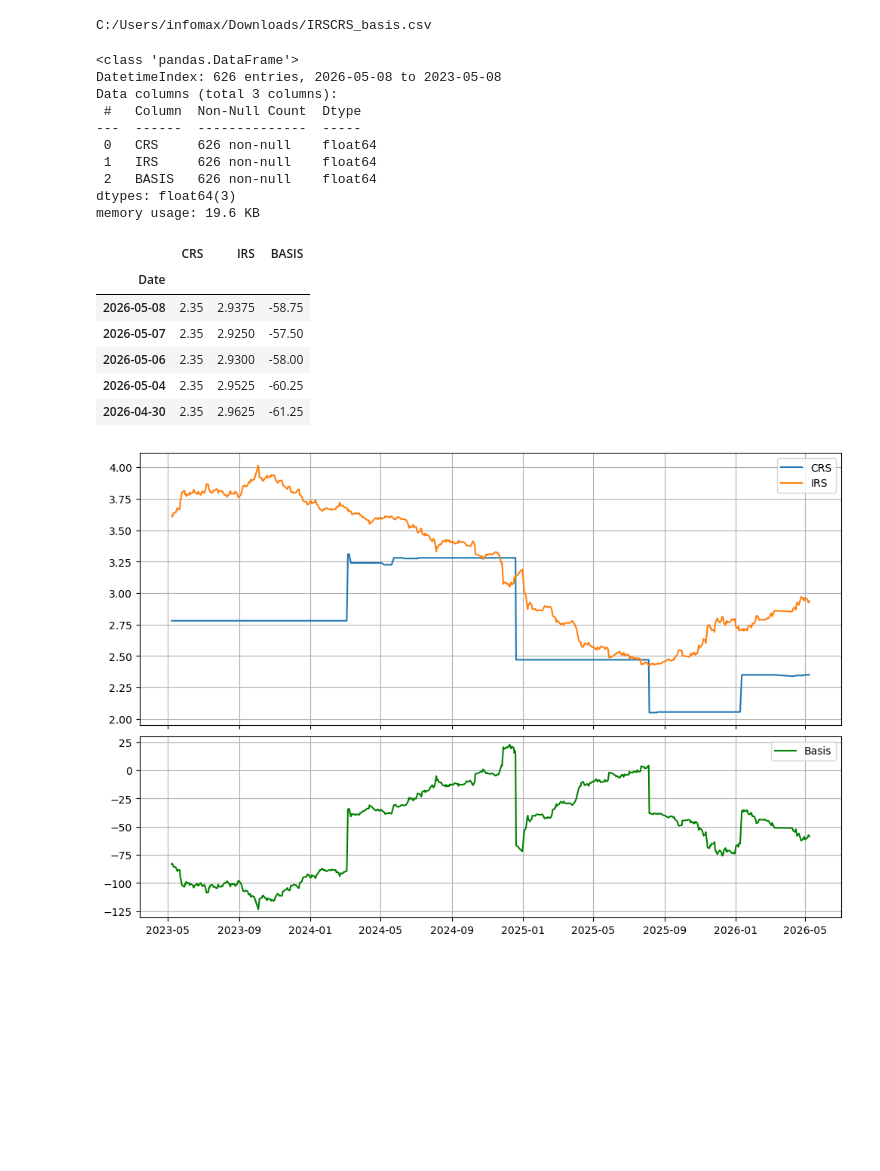
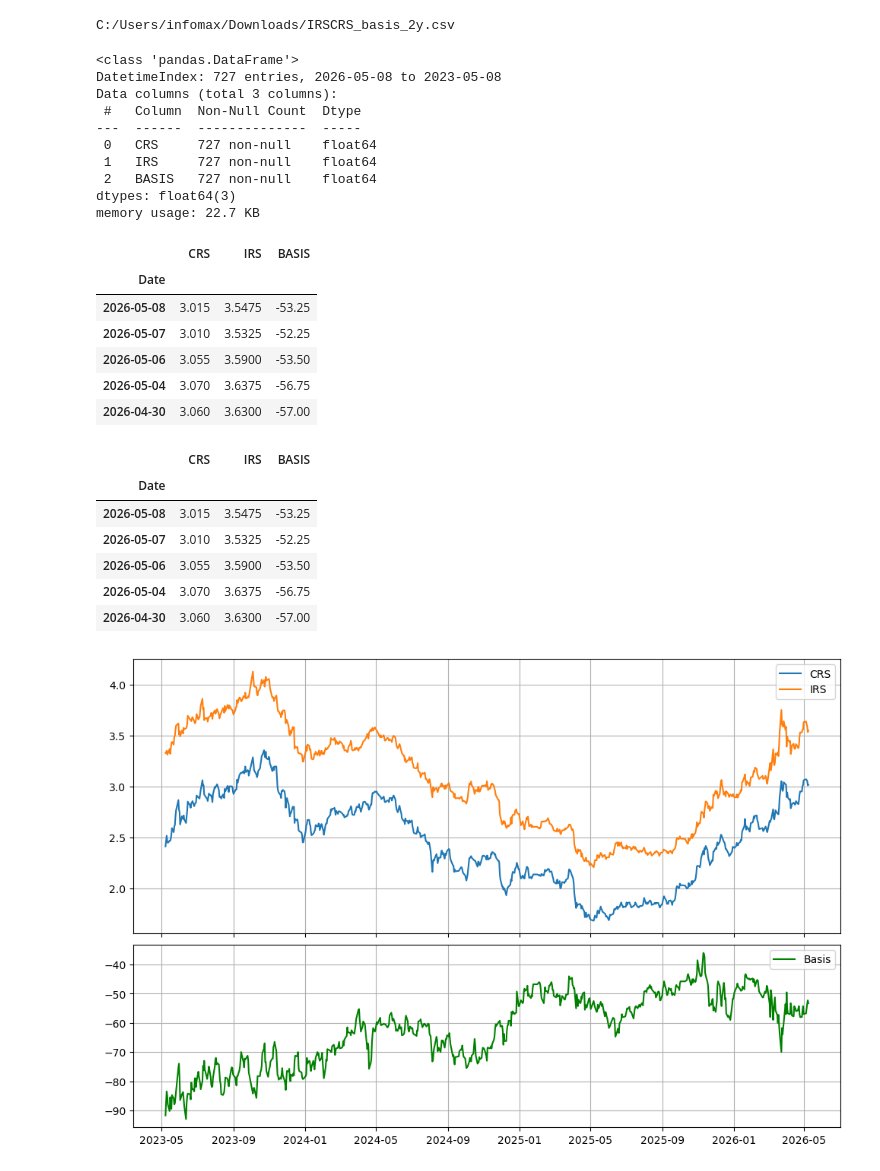
Before and after one commit to dkunyoon/dashboard, a Jupyter notebook: basis_analysis.ipynb, the cells around one changed output. Cells and saved outputs as stored; diff of their text form; code cells hidden in the pictures; blank space fills up the shorter version.

```diff
--- a/basis_analysis.ipynb
+++ b/basis_analysis.ipynb
@@ -5,46 +6,55 @@ import matplotlib.pyplot as plt
 # %%
 path = "C:/Users/infomax/Downloads/"
-file = "IRSCRS_basis.csv"
+file = "IRSCRS_basis_2y.csv"
 filename = path + file
 # %%
 print(filename)
 # %% [output]
-C:/Users/infomax/Downloads/IRSCRS_basis.csv
+C:/Users/infomax/Downloads/IRSCRS_basis_2y.csv
 # %%
-basis = pd.read_csv(filename, parse_dates=['Date'], index_col='Date')
+basis = pd.read_csv(file, parse_dates=['Date'], index_col='Date')
 # %%
 basis.info()
 # %% [output]
 <class 'pandas.DataFrame'>
-DatetimeIndex: 626 entries, 2026-05-08 to 2023-05-08
+DatetimeIndex: 727 entries, 2026-05-08 to 2023-05-08
 Data columns (total 3 columns):
  #   Column  Non-Null Count  Dtype
 ---  ------  --------------  -----
- 0   CRS     626 non-null    float64
- 1   IRS     626 non-null    float64
- 2   BASIS   626 non-null    float64
+ 0   CRS     727 non-null    float64
+ 1   IRS     727 non-null    float64
+ 2   BASIS   727 non-null    float64
 dtypes: float64(3)
-memory usage: 19.6 KB
+memory usage: 22.7 KB
 # %%
 basis.head()
 # %% [output]
 |  | CRS | IRS | BASIS |
 | Date |  |  |  |
-| 2026-05-08 | 2.35 | 2.9375 | -58.75 |
-| 2026-05-07 | 2.35 | 2.9250 | -57.50 |
-| 2026-05-06 | 2.35 | 2.9300 | -58.00 |
-| 2026-05-04 | 2.35 | 2.9525 | -60.25 |
-| 2026-04-30 | 2.35 | 2.9625 | -61.25 |
+| 2026-05-08 | 3.015 | 3.5475 | -53.25 |
+| 2026-05-07 | 3.010 | 3.5325 | -52.25 |
+| 2026-05-06 | 3.055 | 3.5900 | -53.50 |
+| 2026-05-04 | 3.070 | 3.6375 | -56.75 |
+| 2026-04-30 | 3.060 | 3.6300 | -57.00 |
 # %%
+display(basis.head())
+
 fig, (ax1, ax2) = plt.subplots(2, 1, figsize=(12, 8), sharex=True, height_ratios=(1.5, 1))
 ax1.plot(basis[["CRS", "IRS"]], label=["CRS", "IRS"])
 ax2.plot(basis["BASIS"], label="Basis", color='g')
 fig.subplots_adjust(hspace=0.05)
 
 ax1.grid()
 ax1.legend()
 ax2.grid()
 ax2.legend()
 plt.show()
 # %% [output]
+|  | CRS | IRS | BASIS |
+| Date |  |  |  |
+| 2026-05-08 | 3.015 | 3.5475 | -53.25 |
+| 2026-05-07 | 3.010 | 3.5325 | -52.25 |
+| 2026-05-06 | 3.055 | 3.5900 | -53.50 |
+| 2026-05-04 | 3.070 | 3.6375 | -56.75 |
+| 2026-04-30 | 3.060 | 3.6300 | -57.00 |
-[figure, old version]
+[figure, new version]
```
Also changed, not shown: parts of 1 cell of this notebook, 3 other files.
